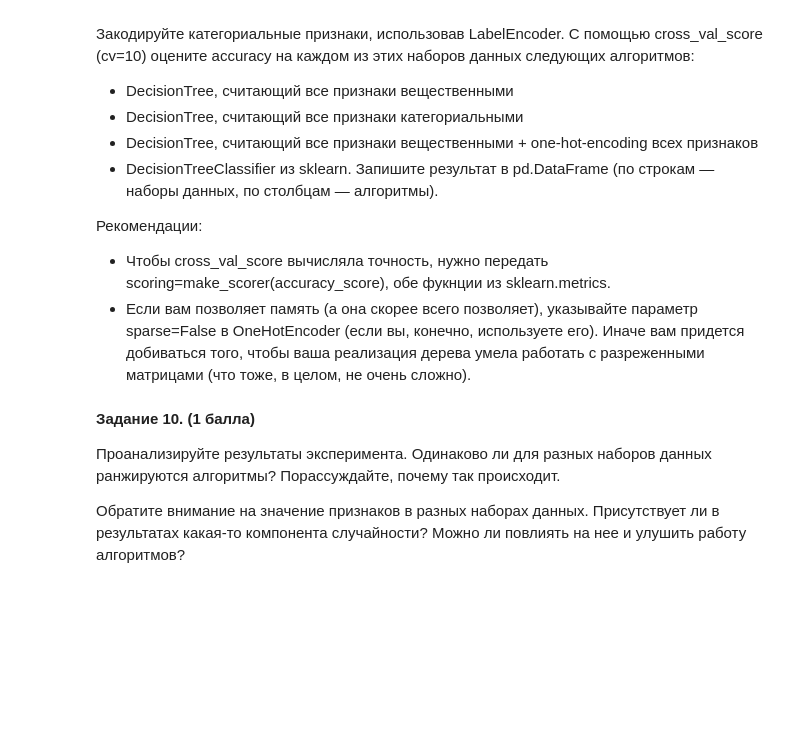
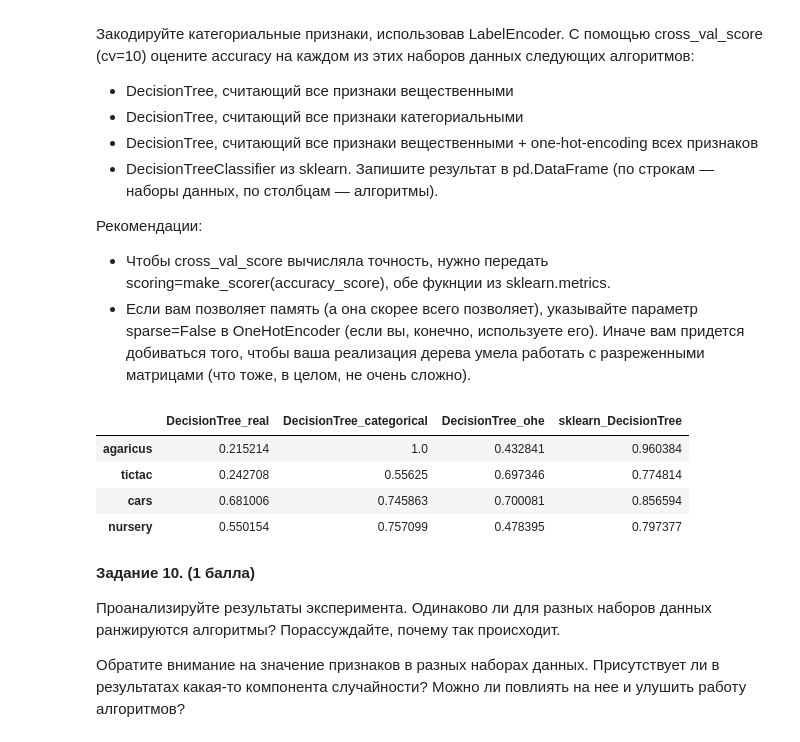
Before and after one commit to AminaKhabirova/ML, a Jupyter notebook: hw2_trees.ipynb, the cells around one changed output. Cells and saved outputs as stored; diff of their text form; code cells hidden in the pictures; blank space fills up the shorter version.

```diff
--- a/hw2_trees.ipynb
+++ b/hw2_trees.ipynb
@@ -314,0 +430,9 @@ __Задание 9. (2 балла)__
+# %%
+agaricus = pd.read_csv("agaricus-lepiota.data", header=None)
+tictac = pd.read_csv('tic-tac-toe-endgame.csv')
+cars = pd.read_csv("car.data", header=None)
+nursery = pd.read_csv("nursery.data", header=None)
+
+datasets = {'agaricus': agaricus, 'tictac': tictac, 'cars': cars, 'nursery': nursery}
+
+dataset_names = list(datasets.keys())
@@ -315,3 +460,34 @@ __Задание 9. (2 балла)__
+# %%
+results = pd.DataFrame(columns=['DecisionTree_real', 'DecisionTree_categorical', 'DecisionTree_ohe', 'sklearn_DecisionTree'], index=dataset_names)
+
+for name in dataset_names:
+    df = datasets[name]
+    target_col = 0 if name == 'agaricus' else -1
+    X_encoded, X_ohe, y_encoded = prepare_data(df, target_col)
+
+    tree_real = DecisionTree(feature_types=['real'] * X_encoded.shape[1], max_depth=10, min_samples_split=2, min_samples_leaf=1)
+    scores_real = cross_val_score(tree_real, X_encoded, y_encoded, cv=10, scoring=make_scorer(accuracy_score))
+    results.loc[name, 'DecisionTree_real'] = np.mean(scores_real)
+
+    tree_cat = DecisionTree(feature_types=['categorical'] * X_encoded.shape[1], max_depth=10, min_samples_split=2, min_samples_leaf=1)
+    scores_cat = cross_val_score(tree_cat, X_encoded, y_encoded, cv=10, scoring=make_scorer(accuracy_score))
+    results.loc[name, 'DecisionTree_categorical'] = np.mean(scores_cat)
+
+    tree_ohe = DecisionTree(feature_types=['real'] * X_ohe.shape[1], max_depth=10, min_samples_split=2, min_samples_leaf=1)
+    scores_ohe = cross_val_score(tree_ohe, X_ohe, y_encoded, cv=10, scoring=make_scorer(accuracy_score))
+    results.loc[name, 'DecisionTree_ohe'] = np.mean(scores_ohe)
+
+    sklearn_tree = DecisionTreeClassifier(random_state=42, max_depth=10, min_samples_split=2, min_samples_leaf=1)
+    scores_sklearn = cross_val_score(sklearn_tree, X_encoded, y_encoded, cv=10, scoring=make_scorer(accuracy_score))
+    results.loc[name, 'sklearn_DecisionTree'] = np.mean(scores_sklearn)
+
+results
+# %% [output]
+|  | DecisionTree_real | DecisionTree_categorical | DecisionTree_ohe | sklearn_DecisionTree |
+| agaricus | 0.215214 | 1.0 | 0.432841 | 0.960384 |
+| tictac | 0.242708 | 0.55625 | 0.697346 | 0.774814 |
+| cars | 0.681006 | 0.745863 | 0.700081 | 0.856594 |
+| nursery | 0.550154 | 0.757099 | 0.478395 | 0.797377 |
 # %% [markdown]
 __Задание 10. (1 балла)__
 
```
Also changed, not shown: parts of 14 cells of this notebook, 1 other file.
